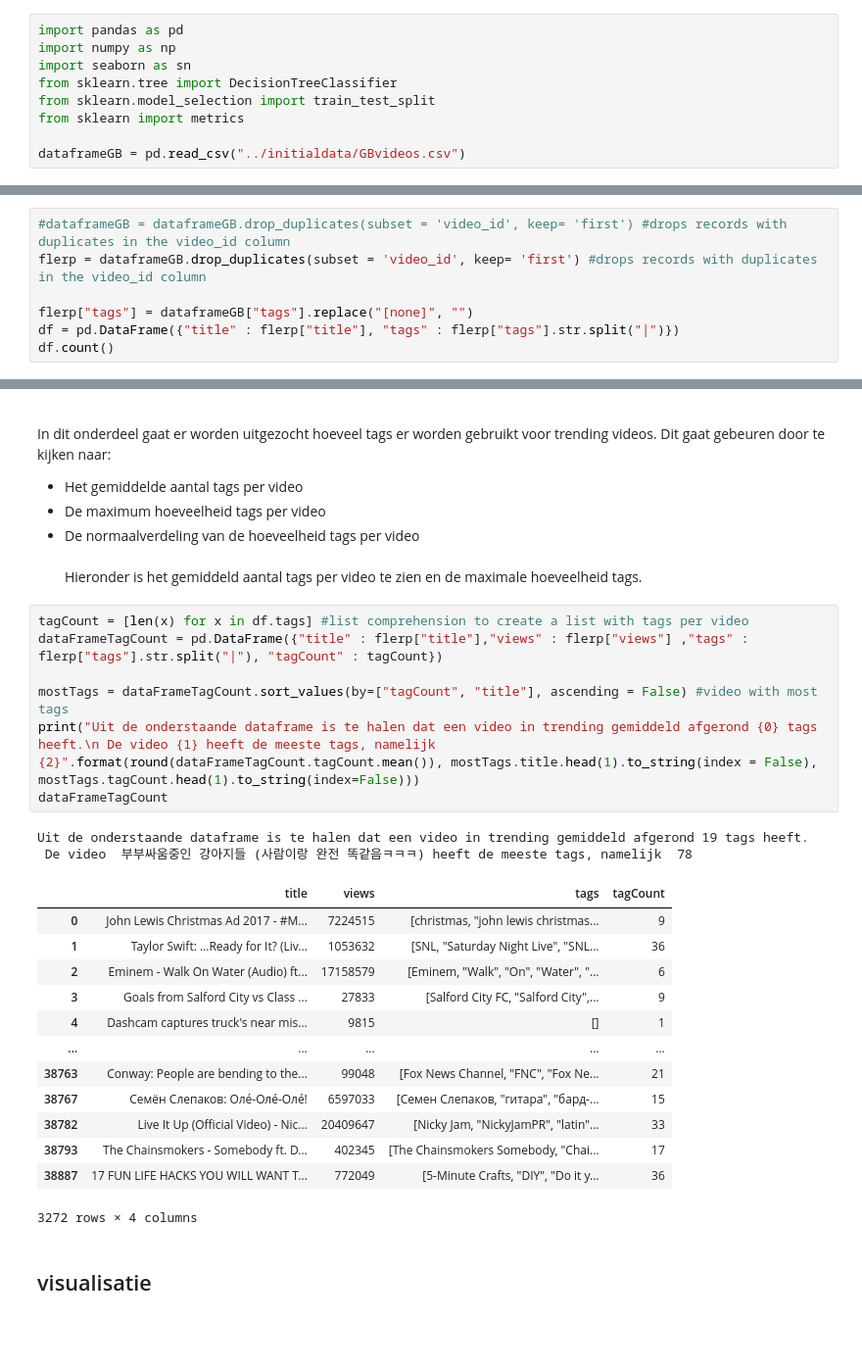
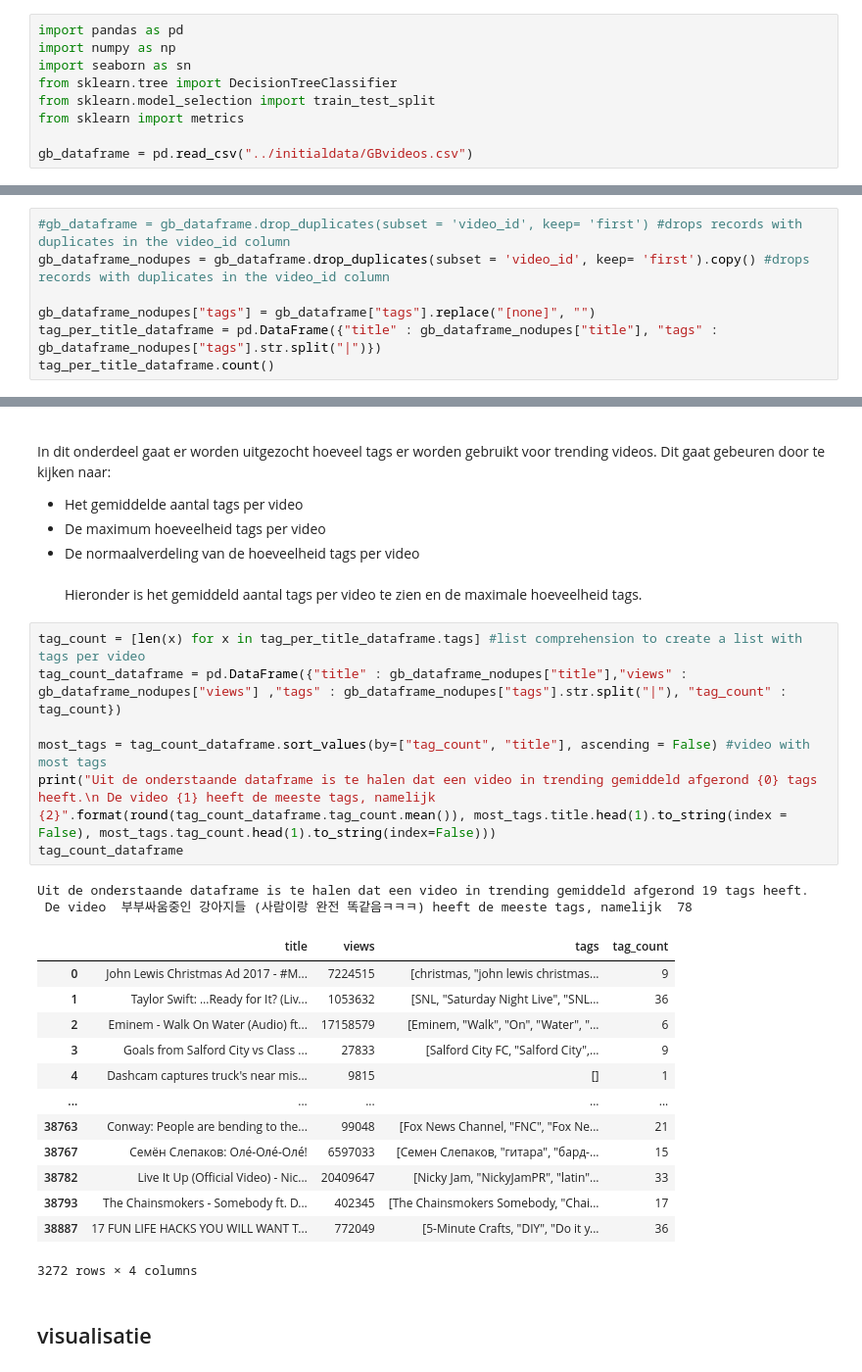
Before and after one commit to WoltervanDonk/Challenge2, a Jupyter notebook: src/YoutubeTrendingNotebook.ipynb, the cells around one changed output, grey strips where cells are left out. Shown at 98% size. Drawn from its saved outputs; the diff is of its cells as text; blank space fills up the shorter version.

```diff
--- a/src/YoutubeTrendingNotebook.ipynb
+++ b/src/YoutubeTrendingNotebook.ipynb
@@ -8,4 +8,4 @@ from sklearn.tree import DecisionTreeClassifier
 from sklearn.model_selection import train_test_split
 from sklearn import metrics
 
-dataframeGB = pd.read_csv("../initialdata/GBvideos.csv")
+gb_dataframe = pd.read_csv("../initialdata/GBvideos.csv")
@@ -60,10 +60,10 @@ _Het is belangrijk om te bedenken dat sommige videos meerdere keren kunnen voork
 
 Hieronder wordt er een nieuw dataframe gemaakt met title en tags. De videos die al in de dataset staan worden worden verwijdrd, zodat een video maar een keer voorkomt.
 # %%
-#dataframeGB = dataframeGB.drop_duplicates(subset = 'video_id', keep= 'first') #drops records with duplicates in the video_id column
-flerp = dataframeGB.drop_duplicates(subset = 'video_id', keep= 'first') #drops records with duplicates in the video_id column
+#gb_dataframe = gb_dataframe.drop_duplicates(subset = 'video_id', keep= 'first') #drops records with duplicates in the video_id column
+gb_dataframe_nodupes = gb_dataframe.drop_duplicates(subset = 'video_id', keep= 'first').copy() #drops records with duplicates in the video_id column
 
-flerp["tags"] = dataframeGB["tags"].replace("[none]", "")
-df = pd.DataFrame({"title" : flerp["title"], "tags" : flerp["tags"].str.split("|")})
-df.count()
+gb_dataframe_nodupes["tags"] = gb_dataframe["tags"].replace("[none]", "")
+tag_per_title_dataframe = pd.DataFrame({"title" : gb_dataframe_nodupes["title"], "tags" : gb_dataframe_nodupes["tags"].str.split("|")})
+tag_per_title_dataframe.count()
 # %% [output]
@@ -82,16 +77,16 @@ dtype: int64
 * De normaalverdeling van de hoeveelheid tags per video<br><br>
 Hieronder is het gemiddeld aantal tags per video te zien en de maximale hoeveelheid tags.
 # %%
-tagCount = [len(x) for x in df.tags] #list comprehension to create a list with tags per video
-dataFrameTagCount = pd.DataFrame({"title" : flerp["title"],"views" : flerp["views"] ,"tags" : flerp["tags"].str.split("|"), "tagCount" : tagCount})
+tag_count = [len(x) for x in tag_per_title_dataframe.tags] #list comprehension to create a list with tags per video
+tag_count_dataframe = pd.DataFrame({"title" : gb_dataframe_nodupes["title"],"views" : gb_dataframe_nodupes["views"] ,"tags" : gb_dataframe_nodupes["tags"].str.split("|"), "tag_count" : tag_count})
 
-mostTags = dataFrameTagCount.sort_values(by=["tagCount", "title"], ascending = False) #video with most tags
-print("Uit de onderstaande dataframe is te halen dat een video in trending gemiddeld afgerond {0} tags heeft.\n De video {1} heeft de meeste tags, namelijk {2}".format(round(dataFrameTagCount.tagCount.mean()), mostTags.title.head(1).to_string(index = False), mostTags.tagCount.head(1).to_string(index=False)))
-dataFrameTagCount
+most_tags = tag_count_dataframe.sort_values(by=["tag_count", "title"], ascending = False) #video with most tags
+print("Uit de onderstaande dataframe is te halen dat een video in trending gemiddeld afgerond {0} tags heeft.\n De video {1} heeft de meeste tags, namelijk {2}".format(round(tag_count_dataframe.tag_count.mean()), most_tags.title.head(1).to_string(index = False), most_tags.tag_count.head(1).to_string(index=False)))
+tag_count_dataframe
 # %% [output]
 Uit de onderstaande dataframe is te halen dat een video in trending gemiddeld afgerond 19 tags heeft.
  De video  부부싸움중인 강아지들 (사람이랑 완전 똑같음ㅋㅋㅋ) heeft de meeste tags, namelijk  78
-|  | title | views | tags | tagCount |
+|  | title | views | tags | tag_count |
 | 0 | John Lewis Christmas Ad 2017 - #M... | 7224515 | [christmas, "john lewis christmas... | 9 |
 | 1 | Taylor Swift: …Ready for It? (Liv... | 1053632 | [SNL, "Saturday Night Live", "SNL... | 36 |
 | 2 | Eminem - Walk On Water (Audio) ft... | 17158579 | [Eminem, "Walk", "On", "Water", "... | 6 |
```
Also changed, not shown: parts of 16 cells of this notebook.
